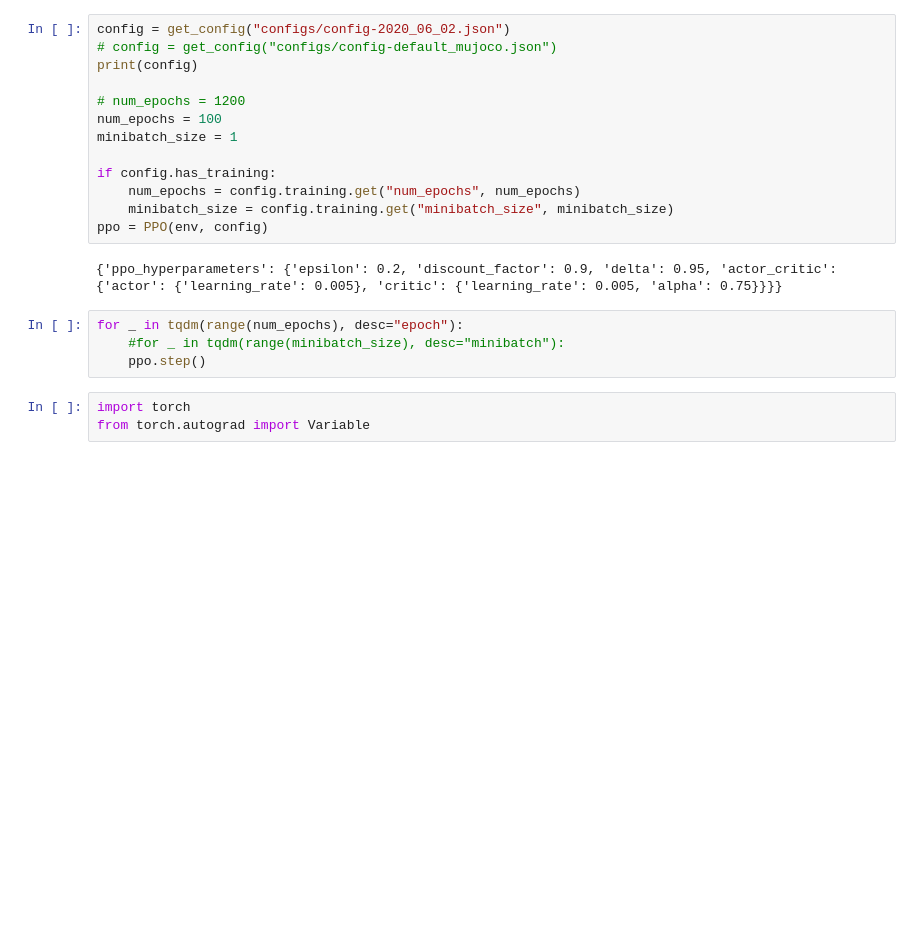
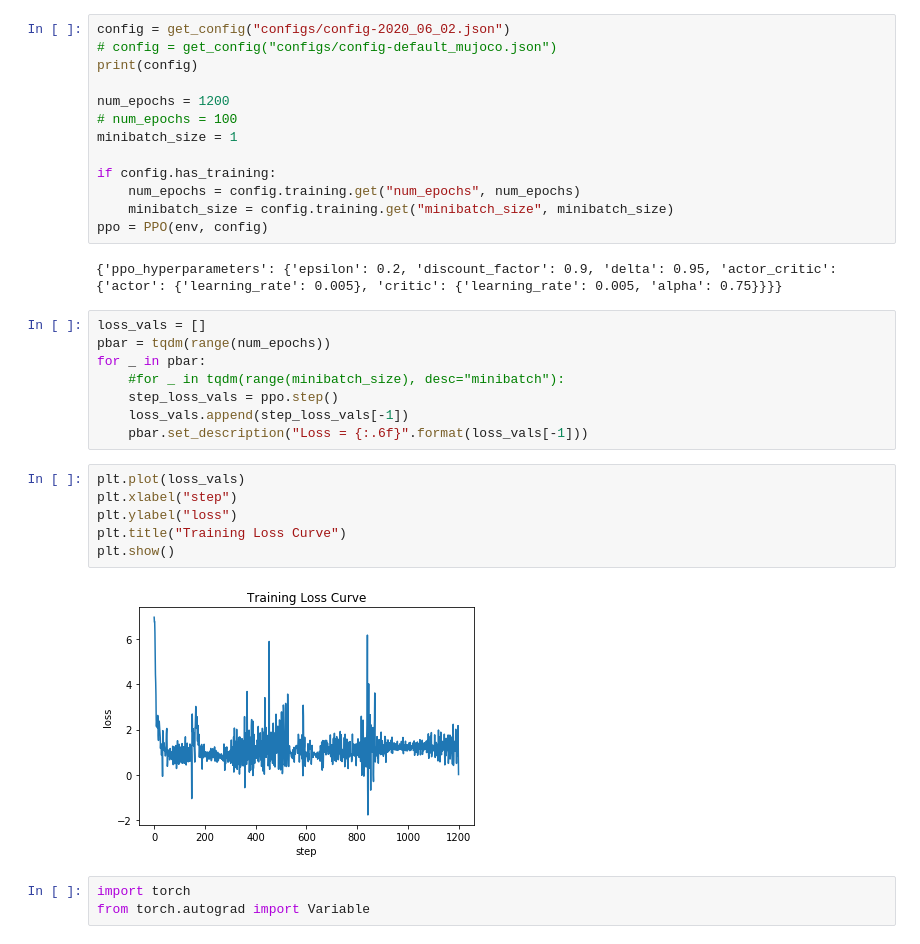
Before and after one commit to rahulm/ece239-deepracer, a Jupyter notebook: Gym.ipynb, the cells around one changed output. Saved outputs shown, nothing was run; the diff lists cells and outputs as text; blank space fills up the shorter version.

Commit message:
Returning loss values from ppo step function

```diff
--- a/Gym.ipynb
+++ b/Gym.ipynb
@@ -32,8 +36,8 @@ config = get_config("configs/config-2020_06_02.json")
 # config = get_config("configs/config-default_mujoco.json")
 print(config)
 
-# num_epochs = 1200
-num_epochs = 100
+num_epochs = 1200
+# num_epochs = 100
 minibatch_size = 1
 
 if config.has_training:
@@ -43,9 +47,21 @@ ppo = PPO(env, config)
 # %% [output]
 {'ppo_hyperparameters': {'epsilon': 0.2, 'discount_factor': 0.9, 'delta': 0.95, 'actor_critic': {'actor': {'learning_rate': 0.005}, 'critic': {'learning_rate': 0.005, 'alpha': 0.75}}}}
 # %%
-for _ in tqdm(range(num_epochs), desc="epoch"):
+loss_vals = []
+pbar = tqdm(range(num_epochs))
+for _ in pbar:
     #for _ in tqdm(range(minibatch_size), desc="minibatch"):
-    ppo.step()
+    step_loss_vals = ppo.step()
+    loss_vals.append(step_loss_vals[-1])
+    pbar.set_description("Loss = {:.6f}".format(loss_vals[-1]))
+# %%
+plt.plot(loss_vals)
+plt.xlabel("step")
+plt.ylabel("loss")
+plt.title("Training Loss Curve")
+plt.show()
+# %% [output]
+[figure, added]
 # %%
 import torch
 from torch.autograd import Variable
```
Also changed, not shown: parts of 3 cells of this notebook, 1 other file.
